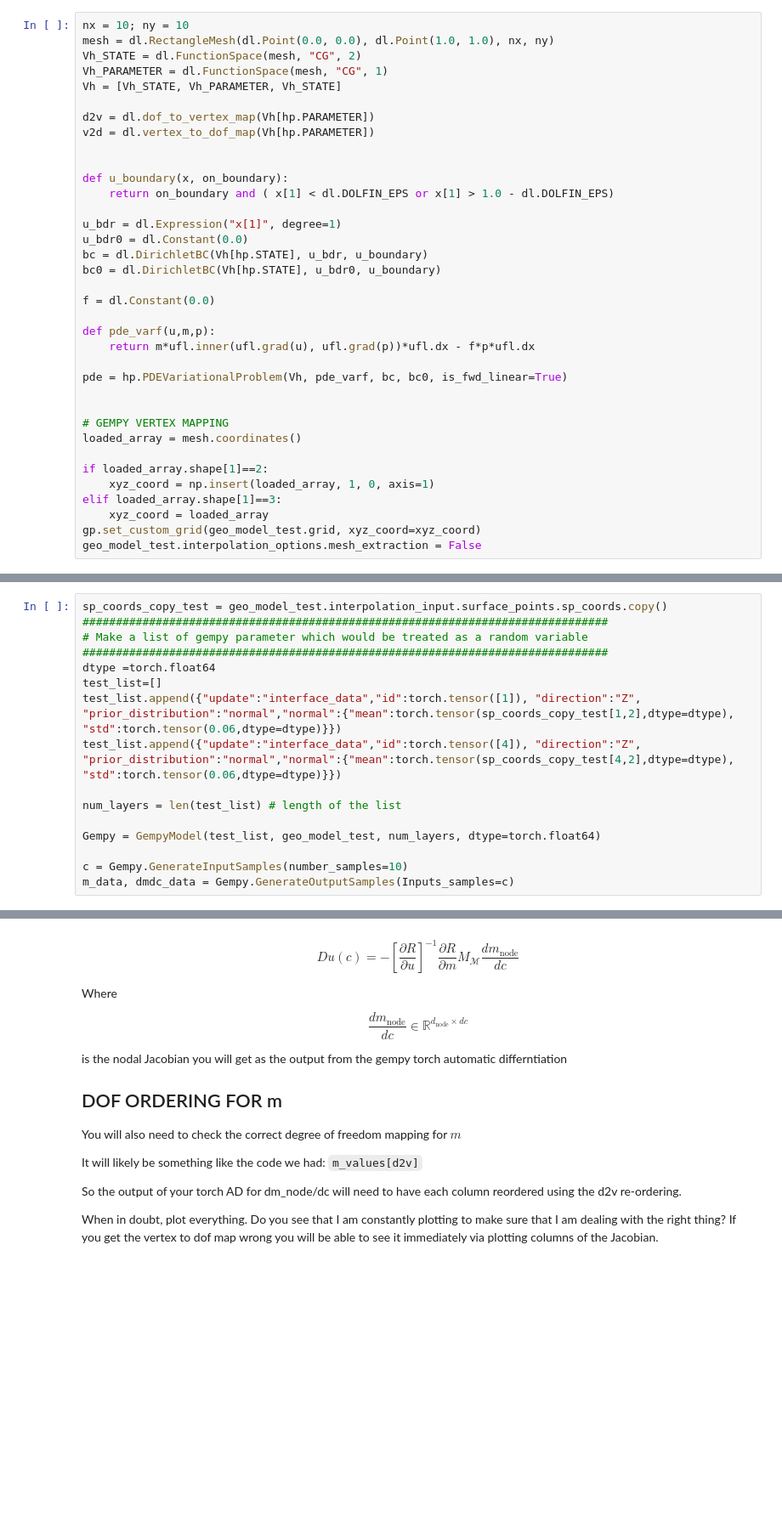
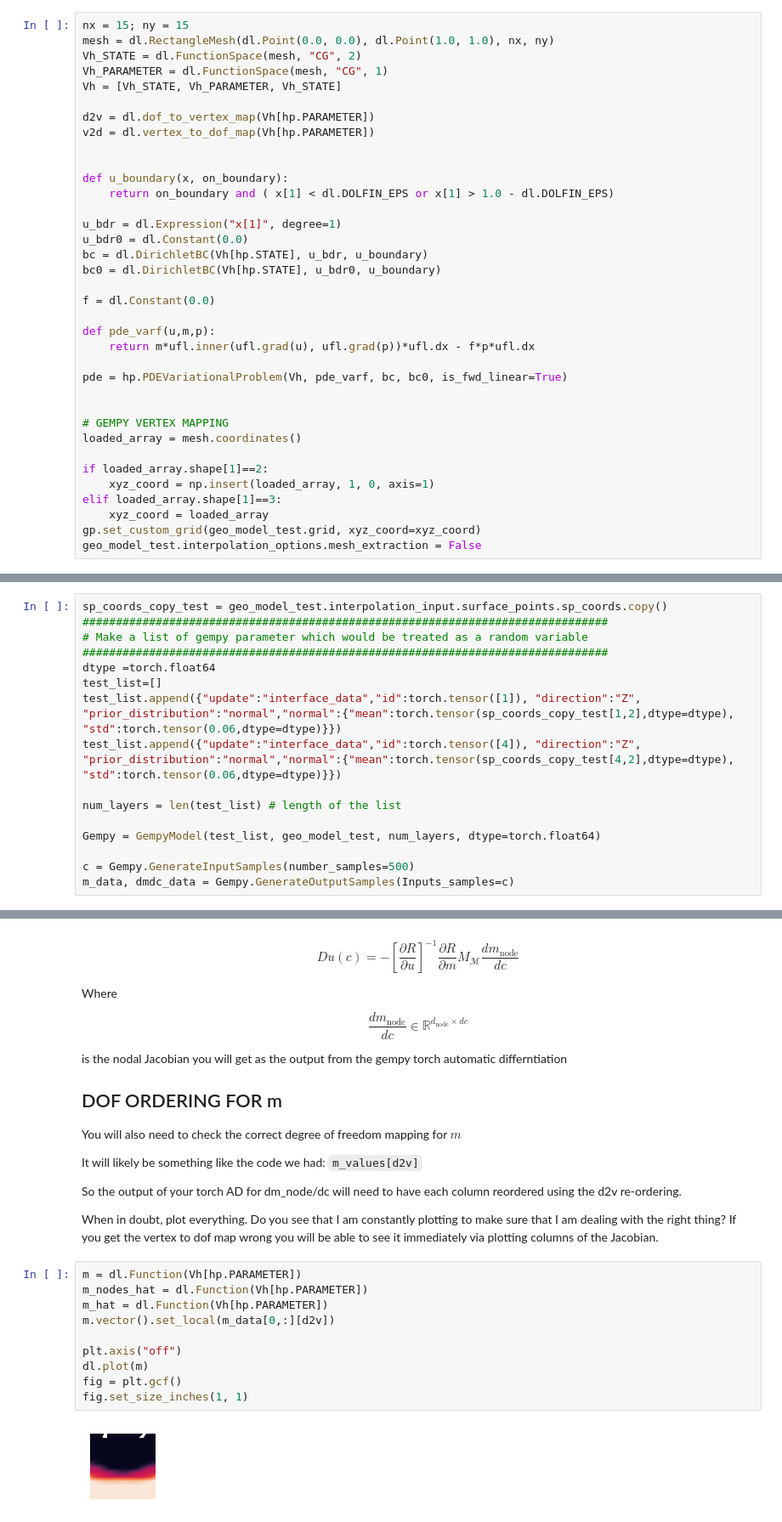
Before and after one commit to Deepprakash222/GempyDINO, a Jupyter notebook: tom_scratch/POD_and_reductions.ipynb, the cells around one changed output, grey strips where cells are left out. Shown: that part at 85% size. Saved outputs shown, nothing was run; the diff lists cells and outputs as text; blank space fills up the shorter version.

```diff
--- a/tom_scratch/POD_and_reductions.ipynb
+++ b/tom_scratch/POD_and_reductions.ipynb
@@ -28,7 +28,7 @@ Setting Backend To: AvailableBackends.numpy
 # %% [markdown]
 ## Setup the problem
 # %%
-nx = 10; ny = 10
+nx = 15; ny = 15
 mesh = dl.RectangleMesh(dl.Point(0.0, 0.0), dl.Point(1.0, 1.0), nx, ny)
 Vh_STATE = dl.FunctionSpace(mesh, "CG", 2)
 Vh_PARAMETER = dl.FunctionSpace(mesh, "CG", 1)
@@ -84,7 +84,7 @@ num_layers = len(test_list) # length of the list
 
 Gempy = GempyModel(test_list, geo_model_test, num_layers, dtype=torch.float64)
 
-c = Gempy.GenerateInputSamples(number_samples=10)
+c = Gempy.GenerateInputSamples(number_samples=500)
 m_data, dmdc_data = Gempy.GenerateOutputSamples(Inputs_samples=c)
 # %% [output]
 Setting Backend To: AvailableBackends.PYTORCH
@@ -296,3 +337,15 @@ It will likely be something like the code we had: `m_values[d2v]`
 So the output of your torch AD for dm_node/dc will need to have each column reordered using the d2v re-ordering.
 
 When in doubt, plot everything. Do you see that I am constantly plotting to make sure that I am dealing with the right thing? If you get the vertex to dof map wrong you will be able to see it immediately via plotting columns of the Jacobian.
+# %%
+m = dl.Function(Vh[hp.PARAMETER])
+m_nodes_hat = dl.Function(Vh[hp.PARAMETER])
+m_hat = dl.Function(Vh[hp.PARAMETER])
+m.vector().set_local(m_data[0,:][d2v])
+
+plt.axis("off")
+dl.plot(m)
+fig = plt.gcf()
+fig.set_size_inches(1, 1)
+# %% [output]
+[figure, added]
```
Also changed, not shown: parts of 13 cells of this notebook, 3 other files.
